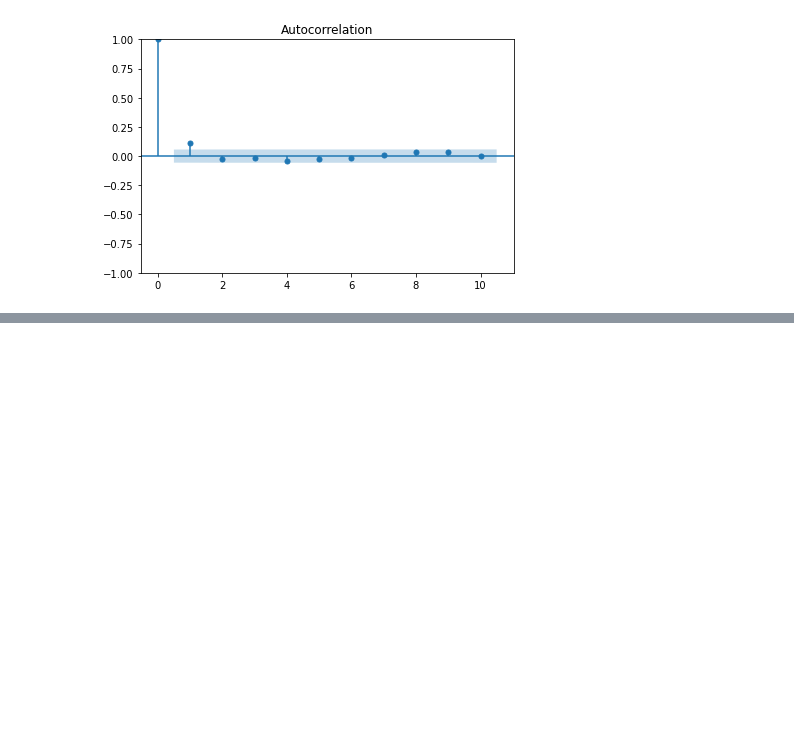
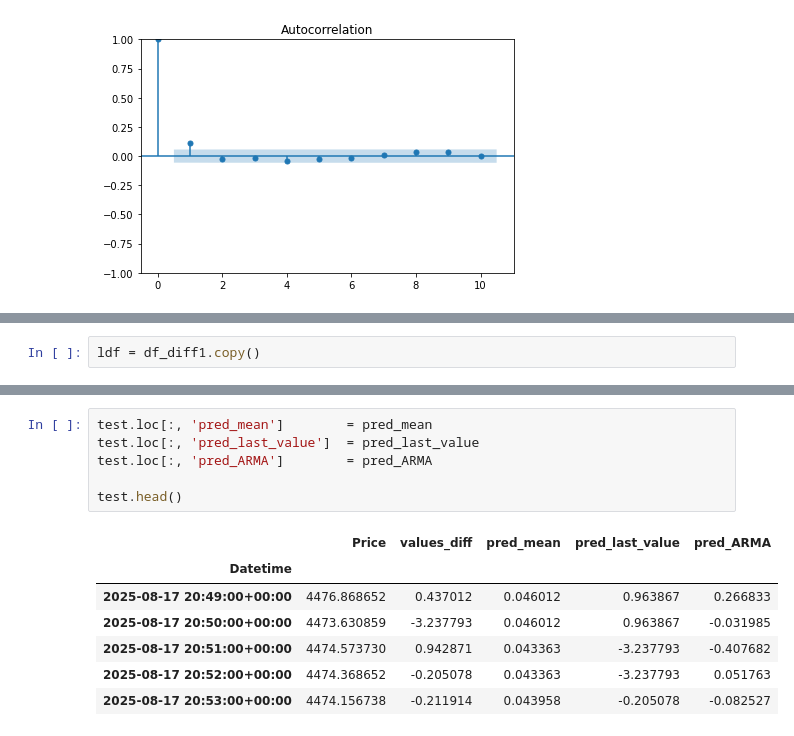
Before and after one commit to PabloSoligo2014/3670-UNLaM-CD, a Jupyter notebook: 09_TimeSeries_UnderDevelopment/Ethereum.ipynb, the cells around one changed output, grey strips where cells are left out. Drawn from its saved outputs; the diff is of its cells as text; blank space fills up the shorter version.

```diff
--- a/09_TimeSeries_UnderDevelopment/Ethereum.ipynb
+++ b/09_TimeSeries_UnderDevelopment/Ethereum.ipynb
@@ -85,0 +97,2 @@ plt.show()
+# %%
+ldf = df_diff1.copy()
@@ -85,0 +117,14 @@ plt.show()
+# %%
+test.loc[:, 'pred_mean']        = pred_mean
+test.loc[:, 'pred_last_value']  = pred_last_value
+test.loc[:, 'pred_ARMA']        = pred_ARMA
+
+test.head()
+# %% [output]
+|  | Price | values_diff | pred_mean | pred_last_value | pred_ARMA |
+| Datetime |  |  |  |  |  |
+| 2025-08-17 20:49:00+00:00 | 4476.868652 | 0.437012 | 0.046012 | 0.963867 | 0.266833 |
+| 2025-08-17 20:50:00+00:00 | 4473.630859 | -3.237793 | 0.046012 | 0.963867 | -0.031985 |
+| 2025-08-17 20:51:00+00:00 | 4474.573730 | 0.942871 | 0.043363 | -3.237793 | -0.407682 |
+| 2025-08-17 20:52:00+00:00 | 4474.368652 | -0.205078 | 0.043363 | -3.237793 | 0.051763 |
+| 2025-08-17 20:53:00+00:00 | 4474.156738 | -0.211914 | 0.043958 | -0.205078 | -0.082527 |
```
Also changed, not shown: parts of 15 cells of this notebook.
